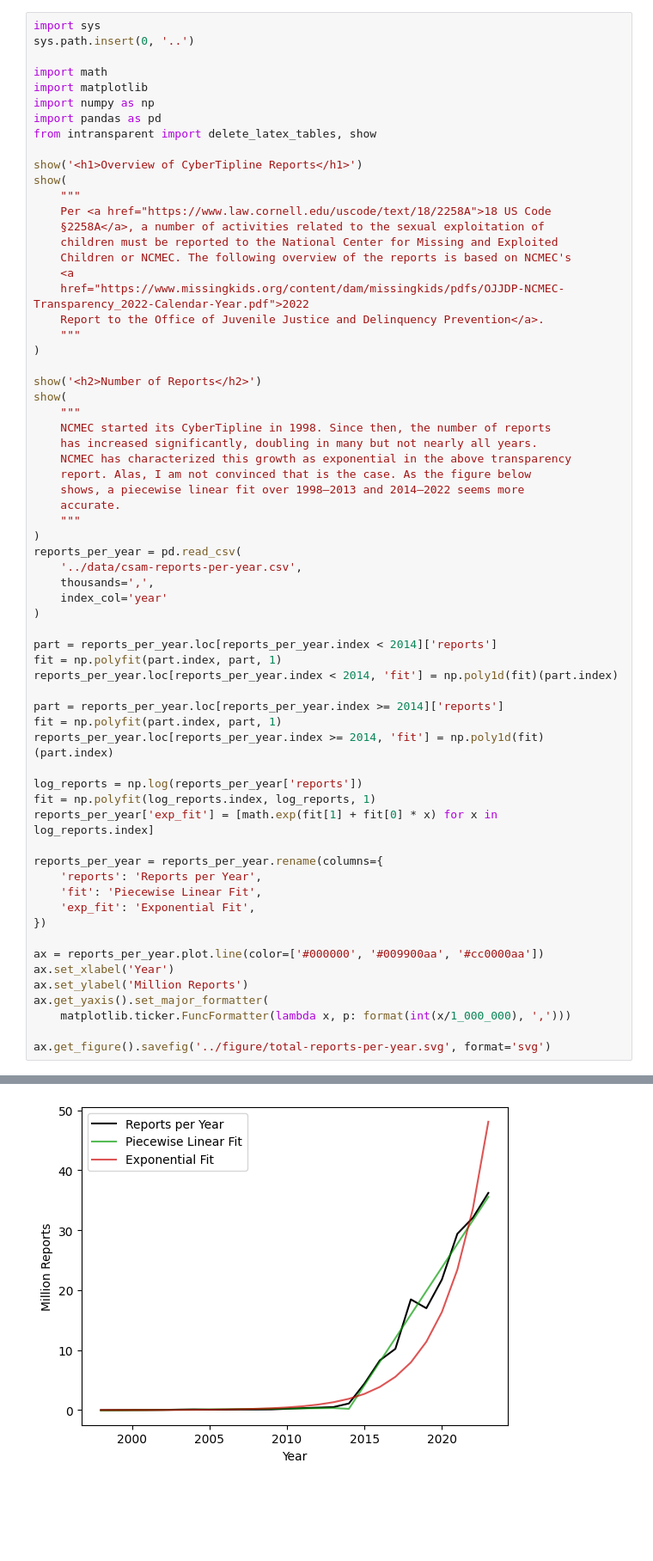
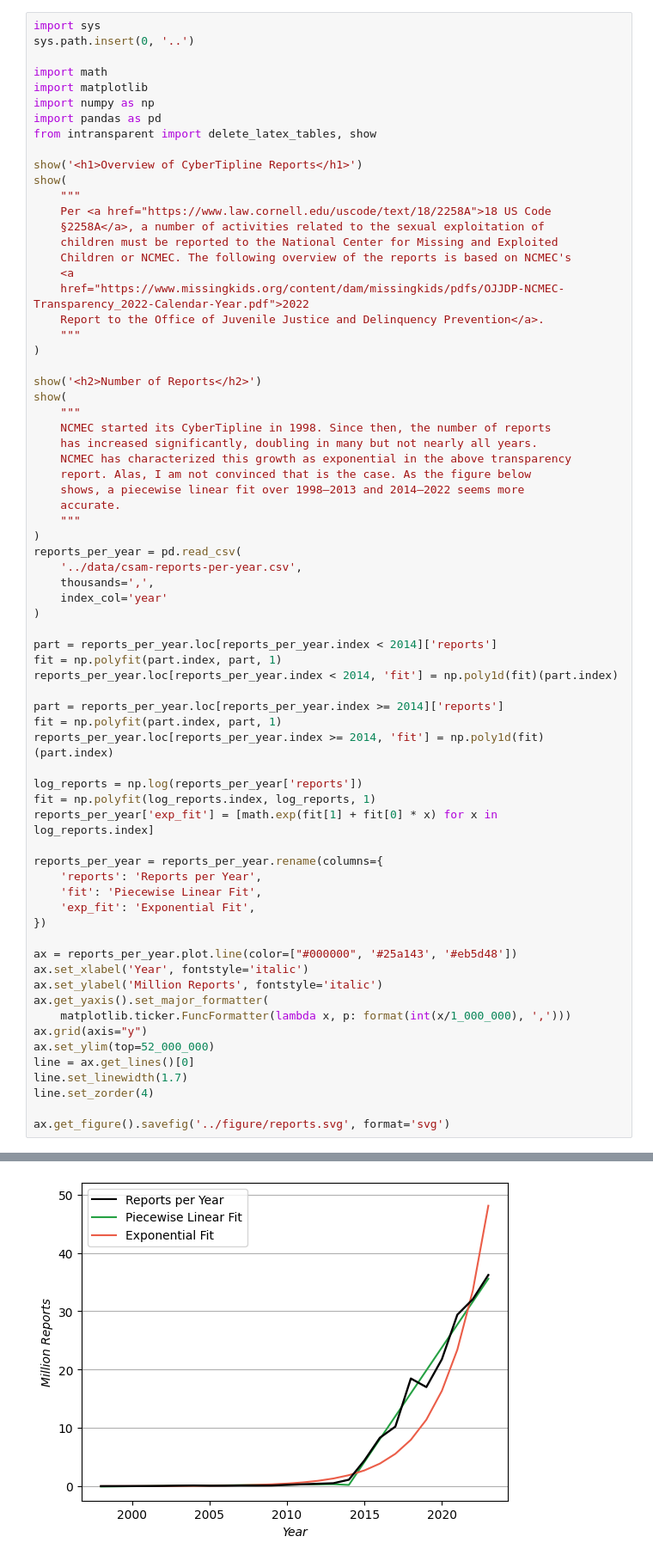
Before and after one commit to apparebit/diaphanous, a Jupyter notebook: analysis/reports.ipynb, the cells around one changed output, grey strips where cells are left out. Shown at 86% size. Saved outputs shown, nothing was run; the diff lists cells and outputs as text; blank space fills up the shorter version.

Commit message:
narrow down plots, improve colors and labels

```diff
--- a/analysis/reports.ipynb
+++ b/analysis/reports.ipynb
@@ -37,38 +37,43 @@ reports_per_year = pd.read_csv(
     thousands=',',
     index_col='year'
 )
 
 part = reports_per_year.loc[reports_per_year.index < 2014]['reports']
 fit = np.polyfit(part.index, part, 1)
 reports_per_year.loc[reports_per_year.index < 2014, 'fit'] = np.poly1d(fit)(part.index)
 
 part = reports_per_year.loc[reports_per_year.index >= 2014]['reports']
 fit = np.polyfit(part.index, part, 1)
 reports_per_year.loc[reports_per_year.index >= 2014, 'fit'] = np.poly1d(fit)(part.index)
 
 log_reports = np.log(reports_per_year['reports'])
 fit = np.polyfit(log_reports.index, log_reports, 1)
 reports_per_year['exp_fit'] = [math.exp(fit[1] + fit[0] * x) for x in log_reports.index]
 
 reports_per_year = reports_per_year.rename(columns={
     'reports': 'Reports per Year',
     'fit': 'Piecewise Linear Fit',
     'exp_fit': 'Exponential Fit',
 })
 
-ax = reports_per_year.plot.line(color=['#000000', '#009900aa', '#cc0000aa'])
-ax.set_xlabel('Year')
-ax.set_ylabel('Million Reports')
+ax = reports_per_year.plot.line(color=["#000000", '#25a143', '#eb5d48'])
+ax.set_xlabel('Year', fontstyle='italic')
+ax.set_ylabel('Million Reports', fontstyle='italic')
 ax.get_yaxis().set_major_formatter(
     matplotlib.ticker.FuncFormatter(lambda x, p: format(int(x/1_000_000), ',')))
+ax.grid(axis="y")
+ax.set_ylim(top=52_000_000)
+line = ax.get_lines()[0]
+line.set_linewidth(1.7)
+line.set_zorder(4)
 
-ax.get_figure().savefig('../figure/total-reports-per-year.svg', format='svg')
+ax.get_figure().savefig('../figure/reports.svg', format='svg')
 # %% [output]
 Overview of CyberTipline Reports
 Per 18 US Code §2258A, a number of activities related to the sexual exploitation of children must be reported to the National Center for Missing and Exploited Children or NCMEC. The following overview ...
 Number of Reports
 NCMEC started its CyberTipline in 1998. Since then, the number of reports has increased significantly, doubling in many but not nearly all years. NCMEC has characterized this growth as exponential in  ...
-[figure, old version]
+[figure, new version]
 # %%
 ax = reports_per_year.plot.line(color=['#000000', '#009900aa', '#cc0000aa'])
 
```
Also changed, not shown: 22 other files.
